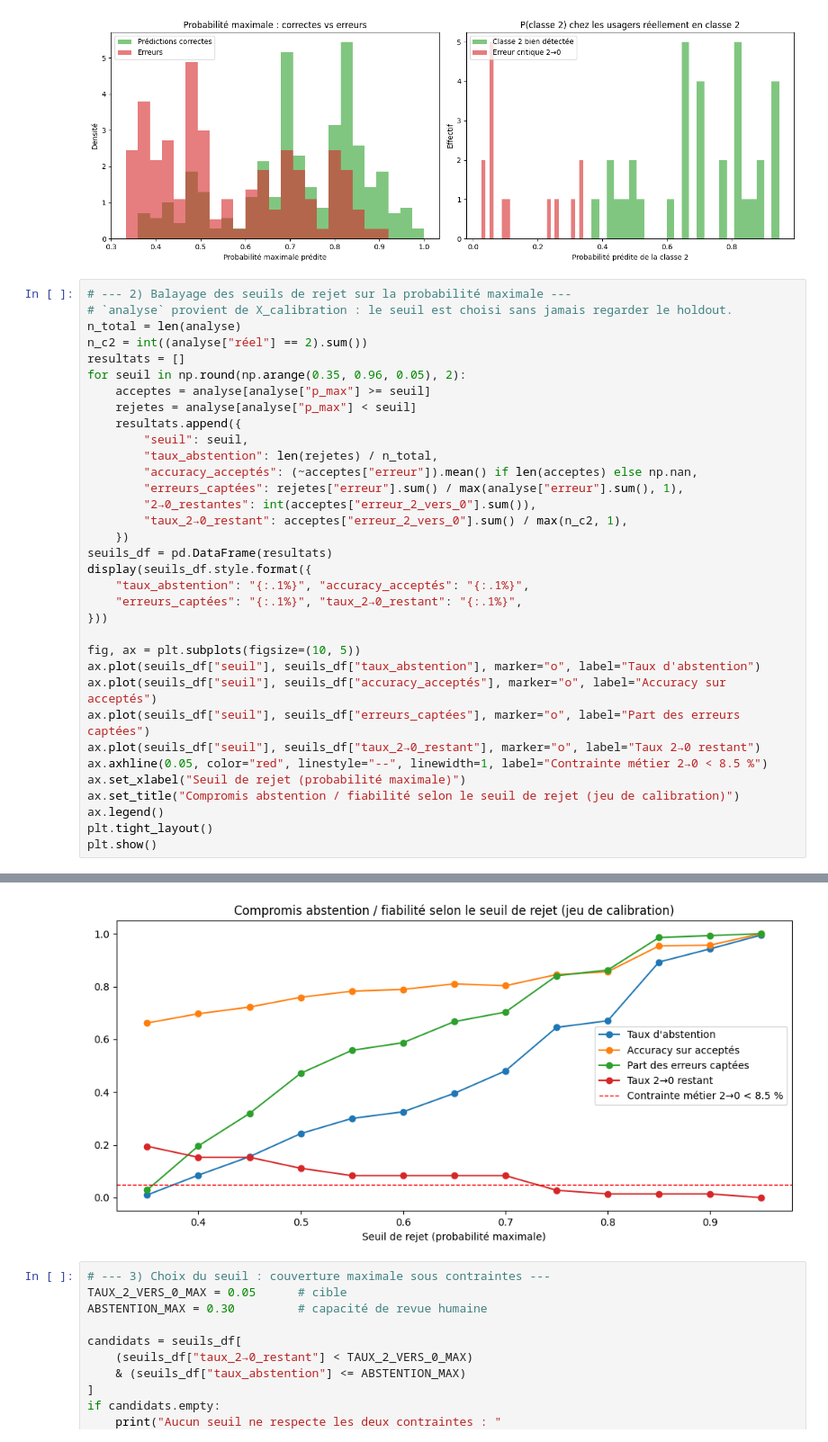
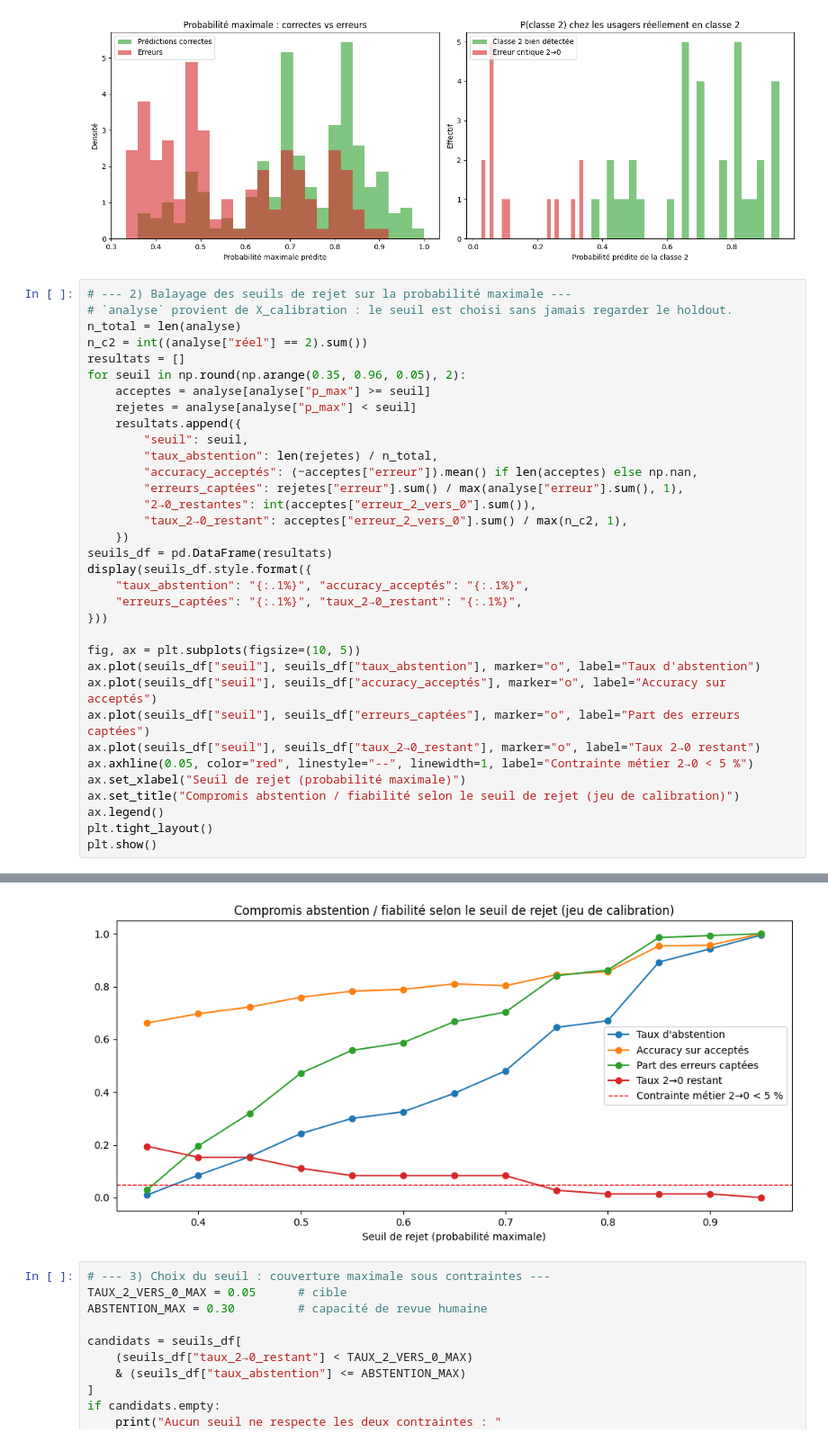
Before and after one commit to joellegermanos-prog/ia-atos-simplon-certification-joellegermanos, a Jupyter notebook: notebooks/cas-usage-rendu.ipynb, the cells around one changed output, grey strips where cells are left out. Shown at 90% size. Saved outputs shown, nothing was run; the diff lists cells and outputs as text.

```diff
--- a/notebooks/cas-usage-rendu.ipynb
+++ b/notebooks/cas-usage-rendu.ipynb
@@ -2963,35 +2969,35 @@ seuils_df = pd.DataFrame(resultats)
 display(seuils_df.style.format({
     "taux_abstention": "{:.1%}", "accuracy_acceptés": "{:.1%}",
     "erreurs_captées": "{:.1%}", "taux_2→0_restant": "{:.1%}",
 }))
 
 fig, ax = plt.subplots(figsize=(10, 5))
 ax.plot(seuils_df["seuil"], seuils_df["taux_abstention"], marker="o", label="Taux d'abstention")
 ax.plot(seuils_df["seuil"], seuils_df["accuracy_acceptés"], marker="o", label="Accuracy sur acceptés")
 ax.plot(seuils_df["seuil"], seuils_df["erreurs_captées"], marker="o", label="Part des erreurs captées")
 ax.plot(seuils_df["seuil"], seuils_df["taux_2→0_restant"], marker="o", label="Taux 2→0 restant")
-ax.axhline(0.05, color="red", linestyle="--", linewidth=1, label="Contrainte métier 2→0 < 8.5 %")
+ax.axhline(0.05, color="red", linestyle="--", linewidth=1, label="Contrainte métier 2→0 < 5 %")
 ax.set_xlabel("Seuil de rejet (probabilité maximale)")
 ax.set_title("Compromis abstention / fiabilité selon le seuil de rejet (jeu de calibration)")
 ax.legend()
 plt.tight_layout()
 plt.show()
 # %% [output]
 |  | seuil | taux_abstention | accuracy_acceptés | erreurs_captées | 2→0_restantes | taux_2→0_restant |
 | 0 | 0.350000 | 1.0% | 66.2% | 2.9% | 14 | 19.4% |
 | 1 | 0.400000 | 8.5% | 69.7% | 19.6% | 11 | 15.3% |
 | 2 | 0.450000 | 15.5% | 72.2% | 31.9% | 11 | 15.3% |
 | 3 | 0.500000 | 24.2% | 75.9% | 47.1% | 8 | 11.1% |
 | 4 | 0.550000 | 30.0% | 78.2% | 55.8% | 6 | 8.3% |
 | 5 | 0.600000 | 32.5% | 78.9% | 58.7% | 6 | 8.3% |
 | 6 | 0.650000 | 39.5% | 81.0% | 66.7% | 6 | 8.3% |
 | 7 | 0.700000 | 48.0% | 80.3% | 70.3% | 6 | 8.3% |
 | 8 | 0.750000 | 64.5% | 84.5% | 84.1% | 2 | 2.8% |
 | 9 | 0.800000 | 67.0% | 85.6% | 86.2% | 1 | 1.4% |
 | 10 | 0.850000 | 89.2% | 95.3% | 98.6% | 1 | 1.4% |
 | 11 | 0.900000 | 94.2% | 95.7% | 99.3% | 1 | 1.4% |
 | 12 | 0.950000 | 99.5% | 100.0% | 100.0% | 0 | 0.0% |
-[figure, old version]
+[figure, new version]
 # %%
 # --- 3) Choix du seuil : couverture maximale sous contraintes ---
 TAUX_2_VERS_0_MAX = 0.05      # cible
```
Also changed, not shown: parts of 47 cells of this notebook, 48 other files.
